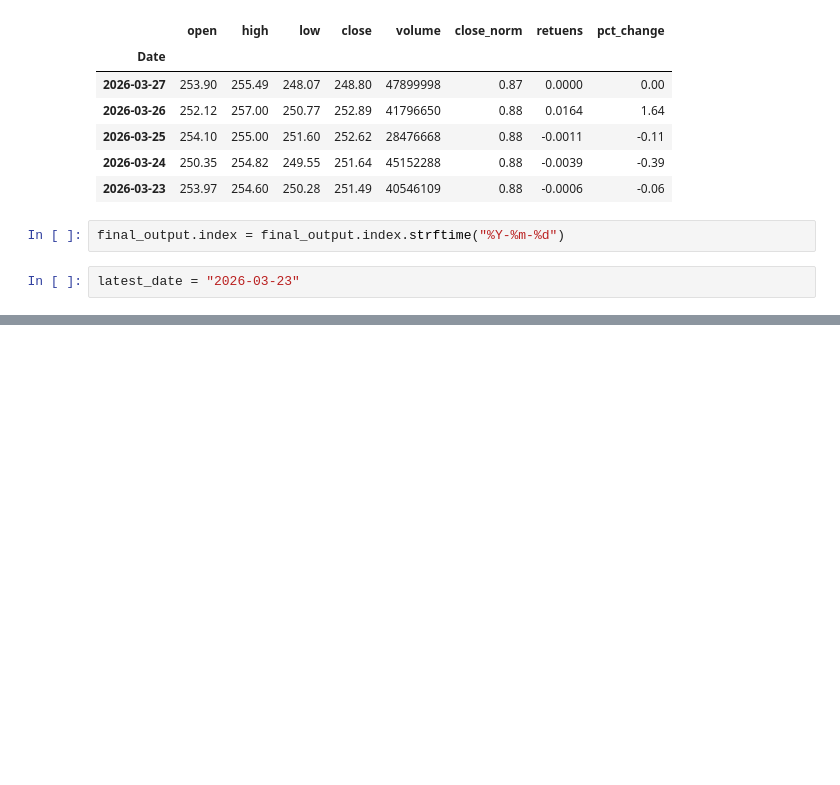
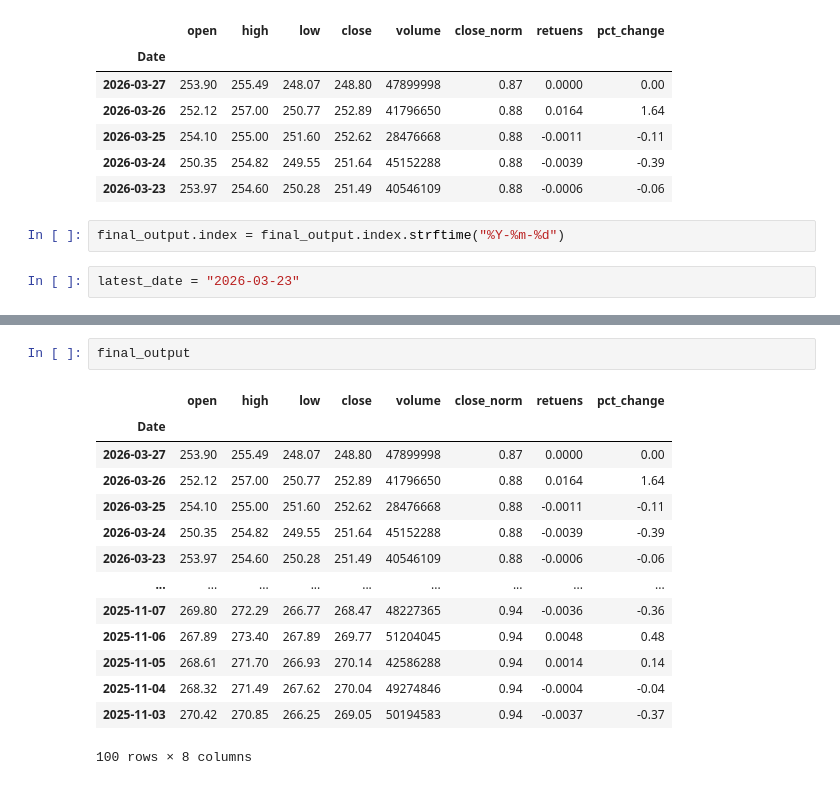
Before and after one commit to TridipKarmakar/QuantInsight, a Jupyter notebook: notebooks/05_simulation.ipynb, the cells around one changed output, grey strips where cells are left out. Drawn from its saved outputs; the diff is of its cells as text; blank space fills up the shorter version.

```diff
--- a/notebooks/05_simulation.ipynb
+++ b/notebooks/05_simulation.ipynb
@@ -233,0 +262,17 @@ final_output.index[]
+# %%
+final_output
+# %% [output]
+|  | open | high | low | close | volume | close_norm | retuens | pct_change |
+| Date |  |  |  |  |  |  |  |  |
+| 2026-03-27 | 253.90 | 255.49 | 248.07 | 248.80 | 47899998 | 0.87 | 0.0000 | 0.00 |
+| 2026-03-26 | 252.12 | 257.00 | 250.77 | 252.89 | 41796650 | 0.88 | 0.0164 | 1.64 |
+| 2026-03-25 | 254.10 | 255.00 | 251.60 | 252.62 | 28476668 | 0.88 | -0.0011 | -0.11 |
+| 2026-03-24 | 250.35 | 254.82 | 249.55 | 251.64 | 45152288 | 0.88 | -0.0039 | -0.39 |
+| 2026-03-23 | 253.97 | 254.60 | 250.28 | 251.49 | 40546109 | 0.88 | -0.0006 | -0.06 |
+| ... | ... | ... | ... | ... | ... | ... | ... | ... |
+| 2025-11-07 | 269.80 | 272.29 | 266.77 | 268.47 | 48227365 | 0.94 | -0.0036 | -0.36 |
+| 2025-11-06 | 267.89 | 273.40 | 267.89 | 269.77 | 51204045 | 0.94 | 0.0048 | 0.48 |
+| 2025-11-05 | 268.61 | 271.70 | 266.93 | 270.14 | 42586288 | 0.94 | 0.0014 | 0.14 |
+| 2025-11-04 | 268.32 | 271.49 | 267.62 | 270.04 | 49274846 | 0.94 | -0.0004 | -0.04 |
+| 2025-11-03 | 270.42 | 270.85 | 266.25 | 269.05 | 50194583 | 0.94 | -0.0037 | -0.37 |
+100 rows × 8 columns
```
Also changed, not shown: parts of 4 cells of this notebook, 2 other files.
